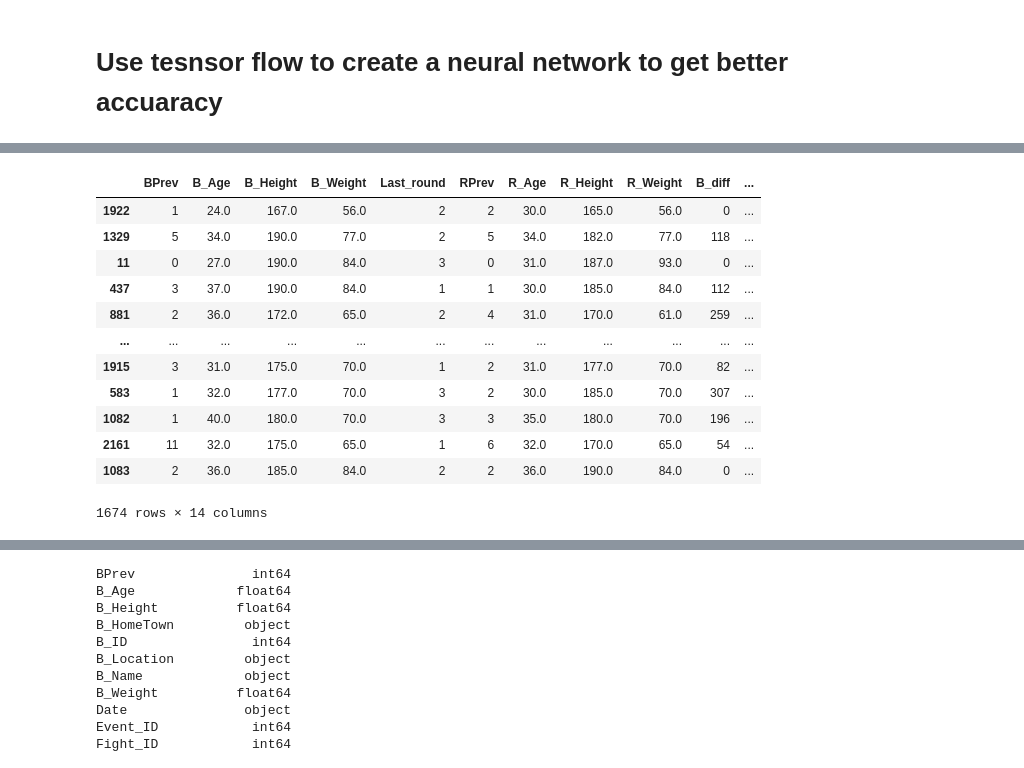
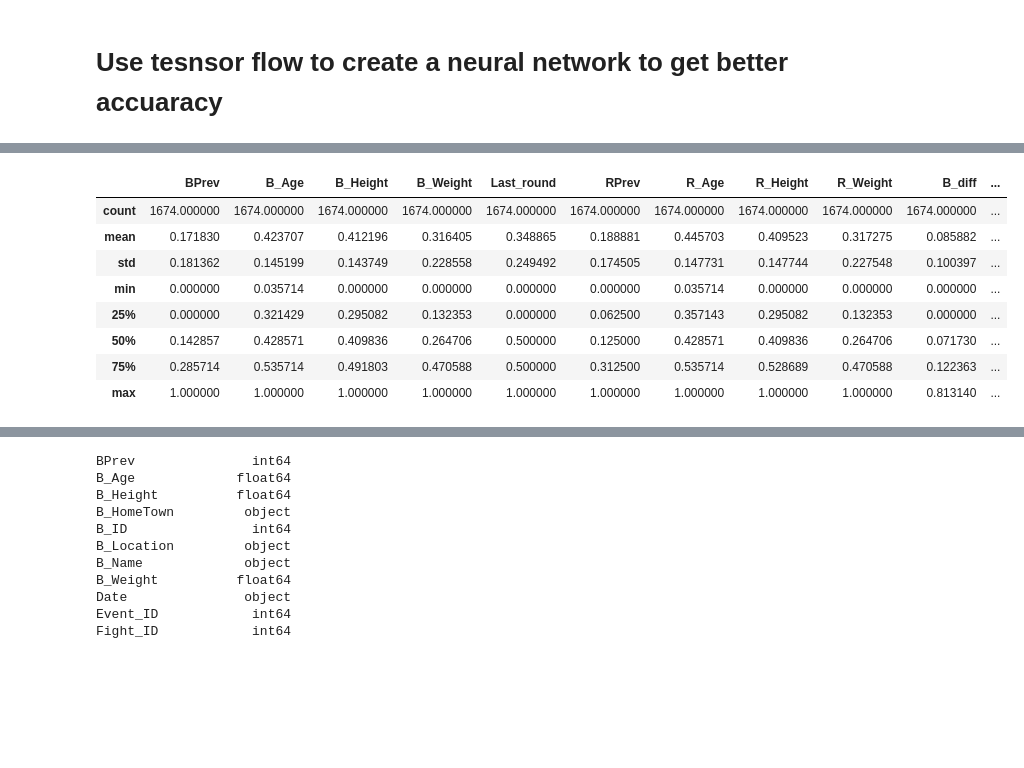
Before and after one commit to PWalis/UFC_DataAnalysis, a Jupyter notebook: Classification.ipynb, the cells around one changed output, grey strips where cells are left out. Saved outputs shown, nothing was run; the diff lists cells and outputs as text; code cells hidden in the pictures; blank space fills up the shorter version.

```diff
--- a/Classification.ipynb
+++ b/Classification.ipynb
@@ -25,0 +32,13 @@ columns = ['BPrev', 'B_Age', 'B_Height', 'B_Weight', 'Last_round', 'RPrev',
+# %%
+from sklearn.preprocessing import MinMaxScaler
+
+# data_test = X_train[:100]
+
+scaler = MinMaxScaler()
+# print(scaler.fit(data_test))
+# print(scaler.data_max_)
+# print(scaler.transform(data_test)[:5])
+# %%
+print(scaler.fit(data))
+print(scaler.data_max_)
+data_norm = scaler.transform(data)
@@ -25,0 +49,2 @@ columns = ['BPrev', 'B_Age', 'B_Height', 'B_Weight', 'Last_round', 'RPrev',
+# %%
+data_norm = pd.DataFrame(data_norm, columns=columns)
@@ -26,6 +60,6 @@ columns = ['BPrev', 'B_Age', 'B_Height', 'B_Weight', 'Last_round', 'RPrev',
 # %%
 from sklearn.model_selection import train_test_split
-X_train, X_test, y_train, y_test = train_test_split(df[columns], df['en_winner'], test_size=0.25)
+X_train, X_test, y_train, y_test = train_test_split(data_norm, target, test_size=0.25)
 # %% [markdown]
 # Use tesnsor flow to create a neural network to get better accuaracy
 # %%
@@ -66,19 +100,15 @@ Trainable params: 5,770
 Non-trainable params: 0
 _________________________________________________________________
 # %%
-X_train
+X_train.describe()
 # %% [output]
 |  | BPrev | B_Age | B_Height | B_Weight | Last_round | RPrev | R_Age | R_Height | R_Weight | B_diff | ... |
-| 1922 | 1 | 24.0 | 167.0 | 56.0 | 2 | 2 | 30.0 | 165.0 | 56.0 | 0 | ... |
-| 1329 | 5 | 34.0 | 190.0 | 77.0 | 2 | 5 | 34.0 | 182.0 | 77.0 | 118 | ... |
-| 11 | 0 | 27.0 | 190.0 | 84.0 | 3 | 0 | 31.0 | 187.0 | 93.0 | 0 | ... |
-| 437 | 3 | 37.0 | 190.0 | 84.0 | 1 | 1 | 30.0 | 185.0 | 84.0 | 112 | ... |
-| 881 | 2 | 36.0 | 172.0 | 65.0 | 2 | 4 | 31.0 | 170.0 | 61.0 | 259 | ... |
-| ... | ... | ... | ... | ... | ... | ... | ... | ... | ... | ... | ... |
-| 1915 | 3 | 31.0 | 175.0 | 70.0 | 1 | 2 | 31.0 | 177.0 | 70.0 | 82 | ... |
-| 583 | 1 | 32.0 | 177.0 | 70.0 | 3 | 2 | 30.0 | 185.0 | 70.0 | 307 | ... |
-| 1082 | 1 | 40.0 | 180.0 | 70.0 | 3 | 3 | 35.0 | 180.0 | 70.0 | 196 | ... |
-| 2161 | 11 | 32.0 | 175.0 | 65.0 | 1 | 6 | 32.0 | 170.0 | 65.0 | 54 | ... |
-| 1083 | 2 | 36.0 | 185.0 | 84.0 | 2 | 2 | 36.0 | 190.0 | 84.0 | 0 | ... |
+| count | 1674.000000 | 1674.000000 | 1674.000000 | 1674.000000 | 1674.000000 | 1674.000000 | 1674.000000 | 1674.000000 | 1674.000000 | 1674.000000 | ... |
+| mean | 0.171830 | 0.423707 | 0.412196 | 0.316405 | 0.348865 | 0.188881 | 0.445703 | 0.409523 | 0.317275 | 0.085882 | ... |
+| std | 0.181362 | 0.145199 | 0.143749 | 0.228558 | 0.249492 | 0.174505 | 0.147731 | 0.147744 | 0.227548 | 0.100397 | ... |
+| min | 0.000000 | 0.035714 | 0.000000 | 0.000000 | 0.000000 | 0.000000 | 0.035714 | 0.000000 | 0.000000 | 0.000000 | ... |
+| 25% | 0.000000 | 0.321429 | 0.295082 | 0.132353 | 0.000000 | 0.062500 | 0.357143 | 0.295082 | 0.132353 | 0.000000 | ... |
+| 50% | 0.142857 | 0.428571 | 0.409836 | 0.264706 | 0.500000 | 0.125000 | 0.428571 | 0.409836 | 0.264706 | 0.071730 | ... |
+| 75% | 0.285714 | 0.535714 | 0.491803 | 0.470588 | 0.500000 | 0.312500 | 0.535714 | 0.528689 | 0.470588 | 0.122363 | ... |
+| max | 1.000000 | 1.000000 | 1.000000 | 1.000000 | 1.000000 | 1.000000 | 1.000000 | 1.000000 | 1.000000 | 0.813140 | ... |
-1674 rows × 14 columns
 # %%
```
Also changed, not shown: parts of 11 cells of this notebook, 5 other files.
